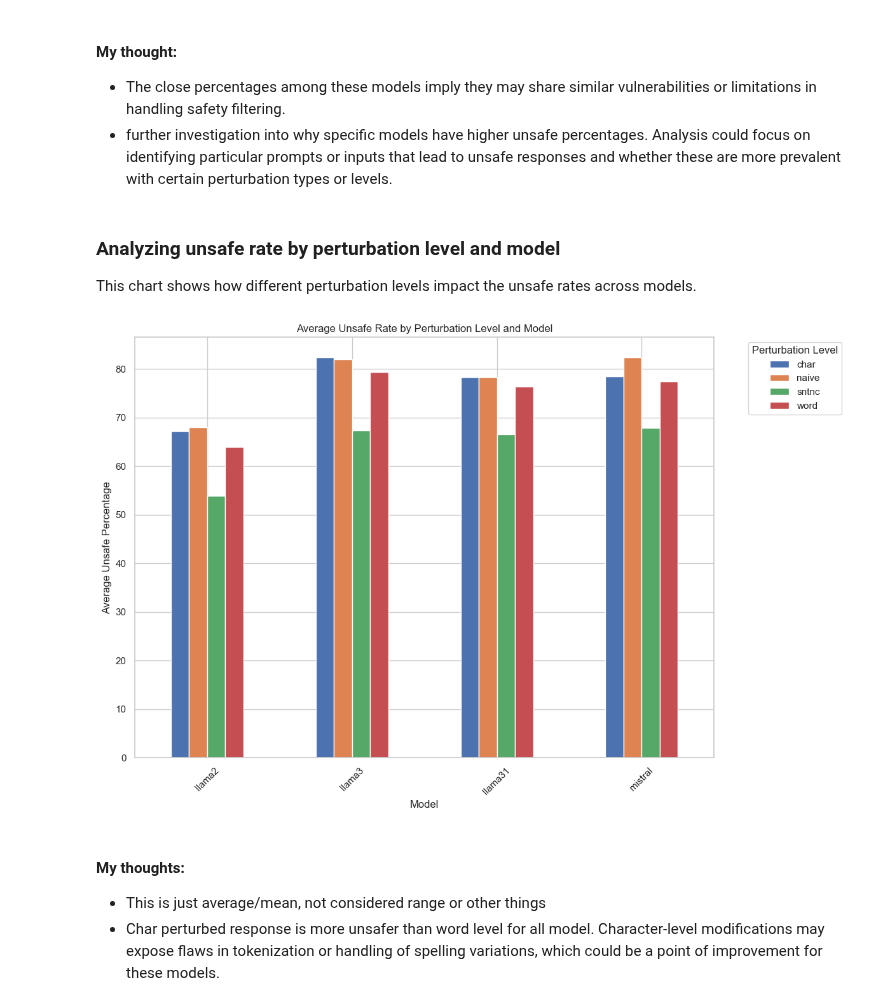
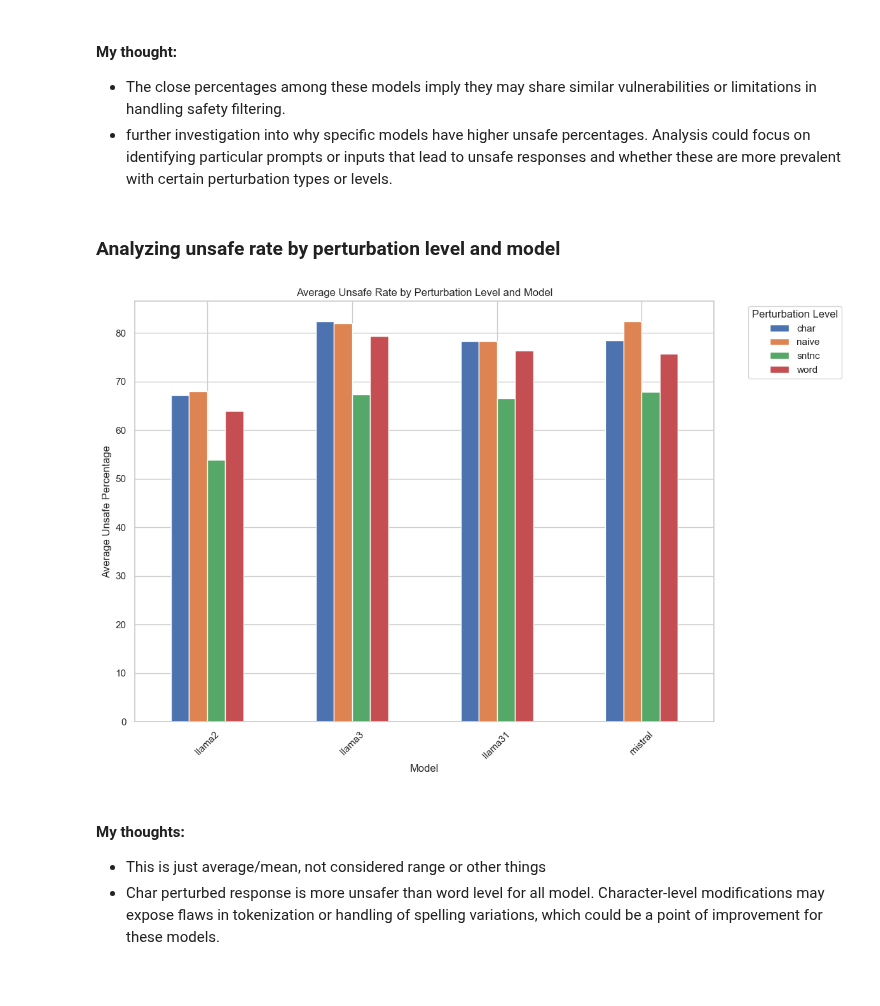
Before and after one commit to Ztrimus/llm-sensitivity, a Jupyter notebook: src/notebooks/llama-guard-response-analysis.ipynb, the cells around one changed output. Drawn from its saved outputs; the diff is of its cells as text; code cells hidden in the pictures.

```diff
--- a/src/notebooks/llama-guard-response-analysis.ipynb
+++ b/src/notebooks/llama-guard-response-analysis.ipynb
@@ -448,23 +432,21 @@ plt.show()
 - further investigation into why specific models have higher unsafe percentages. Analysis could focus on identifying particular prompts or inputs that lead to unsafe responses and whether these are more prevalent with certain perturbation types or levels.
 # %% [markdown]
 ### Analyzing unsafe rate by perturbation level and model
-This chart shows how different perturbation levels impact the unsafe rates across models.
 # %%
-perturbation_level_unsafe_data = (
-    analysis_df.groupby(["model", "perturbation_level"])["unsafe_per"].mean().unstack()
-)
+# This chart shows how different perturbation levels impact the unsafe rates across models.
+perturbation_level_unsafe_data = analysis_df.groupby(["model", "perturbation_level"])["unsafe_per"].mean().unstack()
 
 # Plotting unsafe rate by perturbation level across models
 perturbation_level_unsafe_data.plot(kind="bar", figsize=(12, 8))
 plt.title("Average Unsafe Rate by Perturbation Level and Model")
 plt.xlabel("Model")
 plt.ylabel("Average Unsafe Percentage")
 plt.xticks(rotation=45)
 plt.legend(title="Perturbation Level", bbox_to_anchor=(1.05, 1), loc="upper left")
 plt.tight_layout()
 plt.show()
 # %% [output]
-[figure, old version]
+[figure, new version]
 # %% [markdown]
 #### My thoughts:
 - This is just average/mean, not considered range or other things
```
Also changed, not shown: parts of 45 cells of this notebook, 2 other files.
